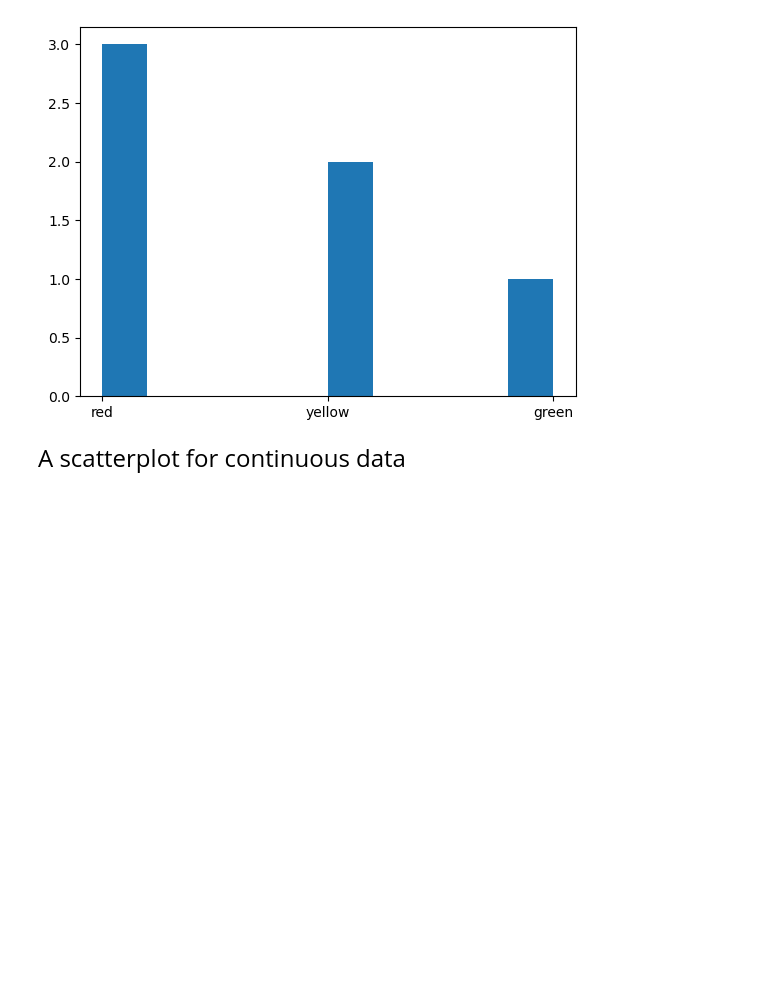
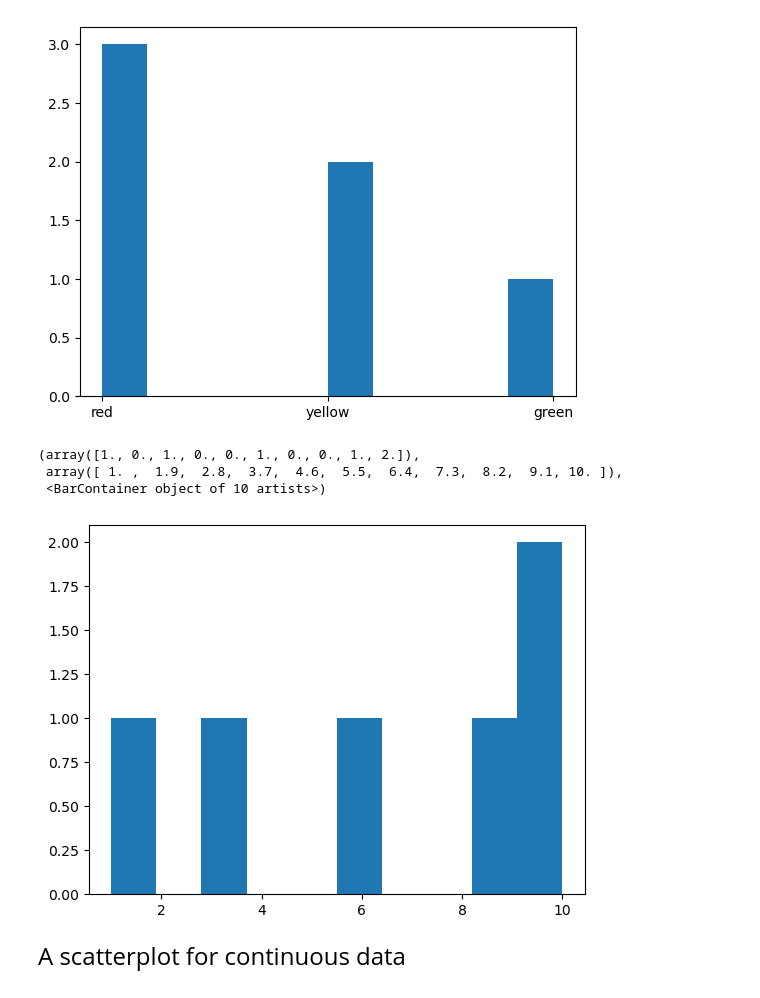
Before and after one commit to kellysupitchaya/qtm151spring2025, a Jupyter notebook: Lecture 02/lecture2.ipynb, the cells around one changed output. Drawn from its saved outputs; the diff is of its cells as text; code cells hidden in the pictures; blank space fills up the shorter version.

```diff
--- a/Lecture 02/lecture2.ipynb
+++ b/Lecture 02/lecture2.ipynb
@@ -279,6 +279,14 @@ plt.hist(x= list_list)
 # %%
 # Creat a list with repeated string values
 # Compute your own histogram
+
+list_a = [1,3,6,9,10,10]
+plt.hist(x=list_a)
+# %% [output]
+(array([1., 0., 1., 0., 0., 1., 0., 0., 1., 2.]),
+ array([ 1. ,  1.9,  2.8,  3.7,  4.6,  5.5,  6.4,  7.3,  8.2,  9.1, 10. ]),
+ <BarContainer object of 10 artists>)
+[figure, added]
 # %% [markdown]
 <font size="5">
 
```
Also changed, not shown: 12 other files.
